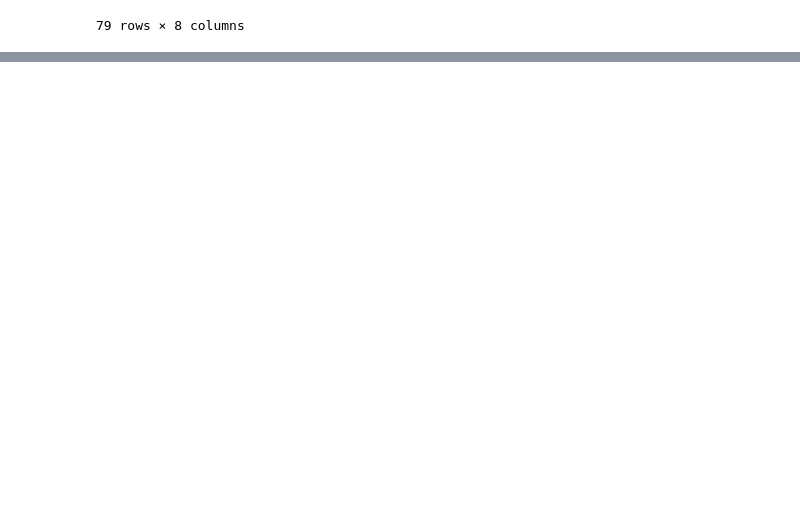
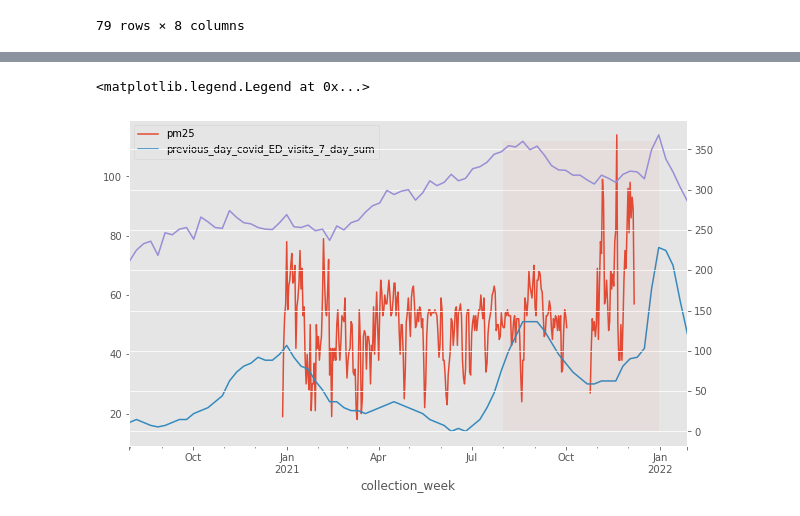
Before and after one commit to ragueroanna/Covid_AirQuality_Analysis, a Jupyter notebook: Initial_EDA_on_AQ_and_Cov_cases.ipynb, the cells around one changed output, grey strips where cells are left out. Drawn from its saved outputs; the diff is of its cells as text; code cells hidden in the pictures; blank space fills up the shorter version.

```diff
--- a/Initial_EDA_on_AQ_and_Cov_cases.ipynb
+++ b/Initial_EDA_on_AQ_and_Cov_cases.ipynb
@@ -256,0 +440,14 @@ plt.fill_between(pd.date_range('2021-8','2021-10')[0:-1],360,alpha=0.05)
+# %%
+fig,ax = plt.subplots()
+df_temp_test_aq_la = pv_df_la['pm25']
+df_temp_test_aq_la.to_period('D').plot(ax=ax)
+raw_cov_df[ED_cols].groupby(['collection_week']) \
+                   .median() \
+                   .to_period('D') \
+                   .plot(ax=ax,
+                         secondary_y=['previous_day_total_ED_visits_7_day_sum'])
+plt.fill_between(pd.date_range('2021-8','2022-1')[0:-1],360,alpha=0.05)
+ax.legend()
+# %% [output]
+<matplotlib.legend.Legend at 0x...>
+[figure, added]
```
Also changed, not shown: parts of 32 cells of this notebook.
